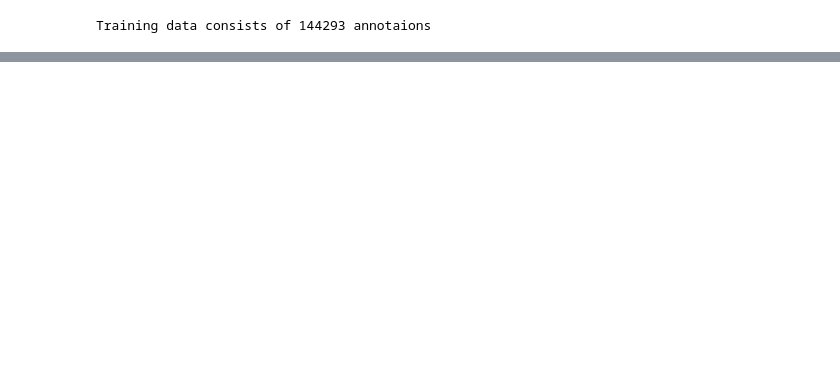
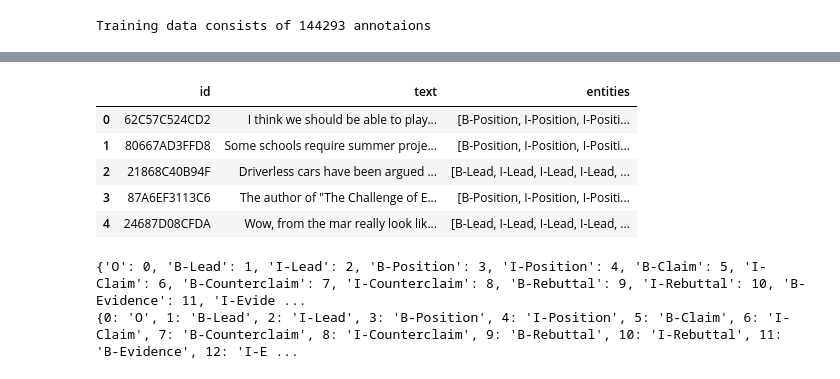
Before and after one commit to RaphaelZH/Kaggle_Competition_Practice_Notebooks_EN, a Jupyter notebook: feedback-prize-evaluating-student-writing.ipynb, the cells around one changed output, grey strips where cells are left out. Saved outputs shown, nothing was run; the diff lists cells and outputs as text; code cells hidden in the pictures; blank space fills up the shorter version.

```diff
--- a/feedback-prize-evaluating-student-writing.ipynb
+++ b/feedback-prize-evaluating-student-writing.ipynb
@@ -123,0 +126,8 @@ texts_df.head()
+# %%
+test_names, train_texts = [], []
+for f in tqdm(list(os.listdir('../input/feedback-prize-2021/train'))):
+    test_names.append(f.replace('.txt', ''))
+    train_texts.append(open('../input/feedback-prize-2021/train/' + f, 'r').read())
+train_text_df = pd.DataFrame({'id': test_names, 'text': train_texts})
+
+train_text_df.head()
@@ -123,0 +141,35 @@ texts_df.head()
+# %%
+train_df = train.copy()
+all_entities = []
+for i in tqdm(train_text_df.iterrows()):
+    total = i[1]['text'].split(' ').__len__()
+    start = -1
+    entities = []
+    for j in train_df[train_df['id'] == i[1]['id']].iterrows():
+        discourse = j[1]['discourse_type']
+        list_ix = j[1]['predictionstring'].split(' ')
+        ent = [f"I-{discourse}" for ix in list_ix]
+        ent[0] = f"B-{discourse}"
+        ds = int(list_ix[0])
+        de = int(list_ix[-1])
+        if start < ds-1:
+            ent_add = ['O' for ix in range(int(ds-1-start))]
+            ent = ent_add + ent
+        entities.extend(ent)
+        start = de
+    if len(entities) < total:
+        ent_add = ["O" for ix in range(total-len(entities))]
+        entities += ent_add
+    else:
+        entities = entities[:total]
+    all_entities.append(entities)
+# %%
+train_text_df['entities'] = all_entities
+train_text_df.head()
+# %% [output]
+|  | id | text | entities |
+| 0 | 62C57C524CD2 | I think we should be able to play... | [B-Position, I-Position, I-Positi... |
+| 1 | 80667AD3FFD8 | Some schools require summer proje... | [B-Position, I-Position, I-Positi... |
+| 2 | 21868C40B94F | Driverless cars have been argued ... | [B-Lead, I-Lead, I-Lead, I-Lead, ... |
+| 3 | 87A6EF3113C6 | The author of "The Challenge of E... | [B-Position, I-Position, I-Positi... |
+| 4 | 24687D08CFDA | Wow, from the mar really look lik... | [B-Lead, I-Lead, I-Lead, I-Lead, ... |
@@ -123,0 +191,6 @@ texts_df.head()
+# %%
+print(labels_to_ids)
+print(ids_to_labels)
+# %% [output]
+{'O': 0, 'B-Lead': 1, 'I-Lead': 2, 'B-Position': 3, 'I-Position': 4, 'B-Claim': 5, 'I-Claim': 6, 'B-Counterclaim': 7, 'I-Counterclaim': 8, 'B-Rebuttal': 9, 'I-Rebuttal': 10, 'B-Evidence': 11, 'I-Evide ...
+{0: 'O', 1: 'B-Lead', 2: 'I-Lead', 3: 'B-Position', 4: 'I-Position', 5: 'B-Claim', 6: 'I-Claim', 7: 'B-Counterclaim', 8: 'I-Counterclaim', 9: 'B-Rebuttal', 10: 'I-Rebuttal', 11: 'B-Evidence', 12: 'I-E ...
```
Also changed, not shown: parts of 29 cells of this notebook.
